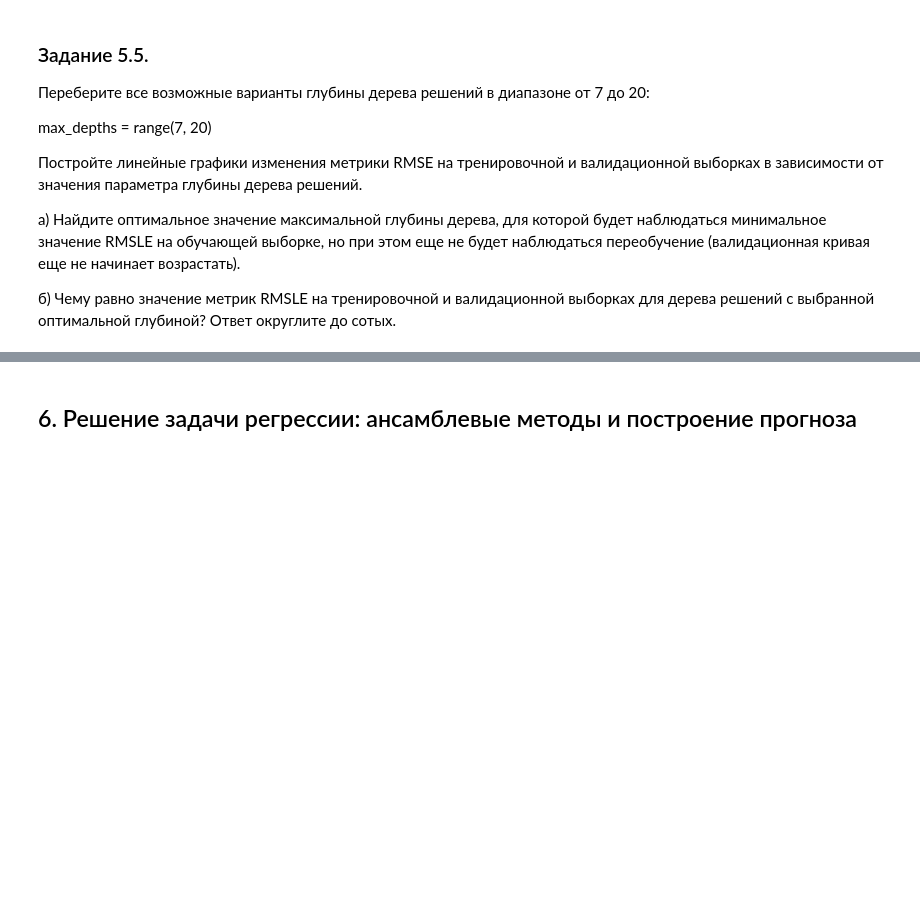
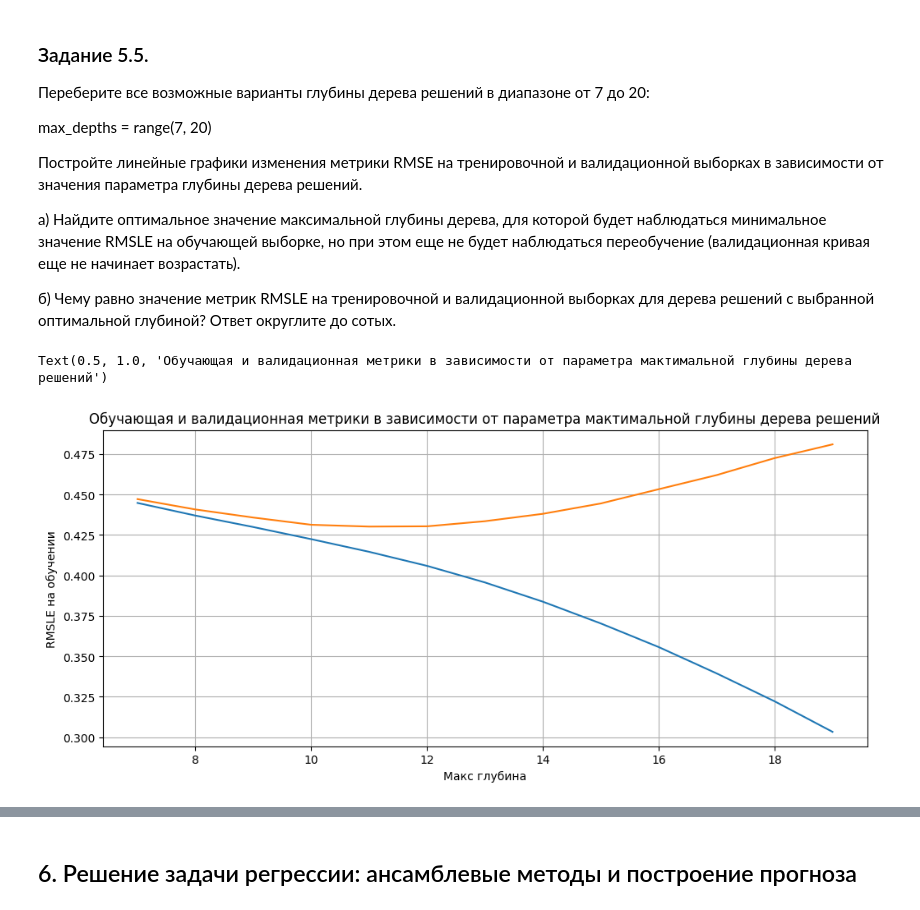
Before and after one commit to killri/sf_data_science, a Jupyter notebook: project_5_regression/Project-5-NYC-taxi.ipynb, the cells around one changed output, grey strips where cells are left out. Saved outputs shown, nothing was run; the diff lists cells and outputs as text; code cells hidden in the pictures; blank space fills up the shorter version.

```diff
--- a/project_5_regression/Project-5-NYC-taxi.ipynb
+++ b/project_5_regression/Project-5-NYC-taxi.ipynb
@@ -860,13 +860,13 @@ RMSLE на валидационных данных:  0.54
 
 Для полученной модели рассчитайте метрику RMSLE на тренировочной и валидационной выборках. Ответ округлите до сотых.
 # %%
-#L2_model = linear_model.Ridge(alpha=1)
+L2_model = linear_model.Ridge(alpha=1)
 
-#L2_model.fit(X_train_poly,y_train_log)
-#y_train_log_pred = L2_model.predict(X_train_poly)
-#y_valid_log_pred = L2_model.predict(X_valid_poly)
-#print('RMSLE на обучающих данных: ', np.sqrt(metrics.mean_squared_error(y_train_log,y_train_log_pred)).round(2))
-#print('RMSLE на валидационных данных: ', np.sqrt(metrics.mean_squared_error(y_valid_log,y_valid_log_pred)).round(2))
+L2_model.fit(X_train_poly,y_train_log)
+y_train_log_pred = L2_model.predict(X_train_poly)
+y_valid_log_pred = L2_model.predict(X_valid_poly)
+print('RMSLE на обучающих данных: ', np.sqrt(metrics.mean_squared_error(y_train_log,y_train_log_pred)).round(2))
+print('RMSLE на валидационных данных: ', np.sqrt(metrics.mean_squared_error(y_valid_log,y_valid_log_pred)).round(2))
 # %% [markdown]
 ### Задание 5.4.
 Постройте модель дерева решений (DecisionTreeRegressor) на обучающей выборке (факторы должны быть нормализованы, целевую переменную используйте в логарифмическом масштабе). Все параметры оставьте по умолчанию.
@@ -903,0 +898,20 @@ max_depths = range(7, 20)
+# %%
+metric_list = []
+for i in range(7,20):
+    DT_model = tree.DecisionTreeRegressor(random_state = 42, max_depth=i)
+    DT_model.fit(X_train,y_train_log)
+    y_train_log_pred = DT_model.predict(X_train)
+    y_valid_log_pred = DT_model.predict(X_valid)
+    metric_list.append([i,np.sqrt(metrics.mean_squared_error(y_train_log,y_train_log_pred)),np.sqrt(metrics.mean_squared_error(y_valid_log,y_valid_log_pred))])
+# %%
+metric_list_df = pd.DataFrame(metric_list, columns=['Макс глубина','RMSLE на обучении','RMSLE на валидации'])
+
+fig, ax = plt.subplots(figsize=(12, 5))
+
+sns.lineplot(metric_list_df,x='Макс глубина', y='RMSLE на обучении', ax=ax)
+sns.lineplot(metric_list_df,x='Макс глубина', y='RMSLE на валидации', ax=ax)
+ax.grid()
+ax.set_title('Обучающая и валидационная метрики в зависимости от параметра мактимальной глубины дерева решений')
+# %% [output]
+Text(0.5, 1.0, 'Обучающая и валидационная метрики в зависимости от параметра мактимальной глубины дерева решений')
+[figure, added]
```
Also changed, not shown: parts of 23 cells of this notebook, 2 other files.
